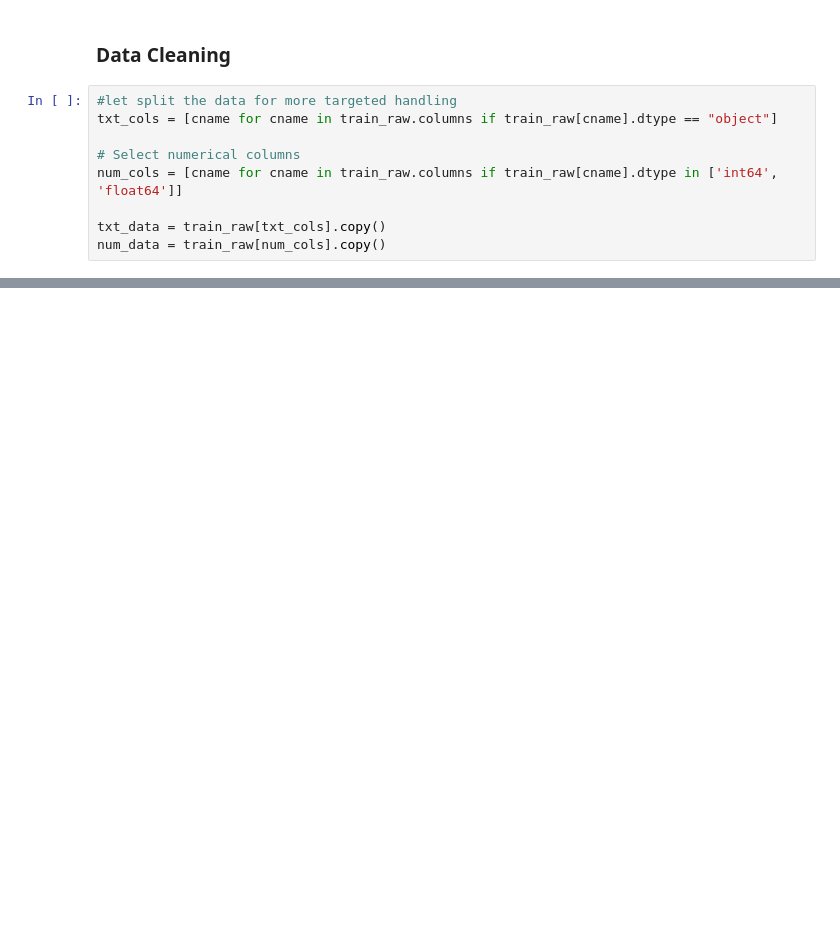
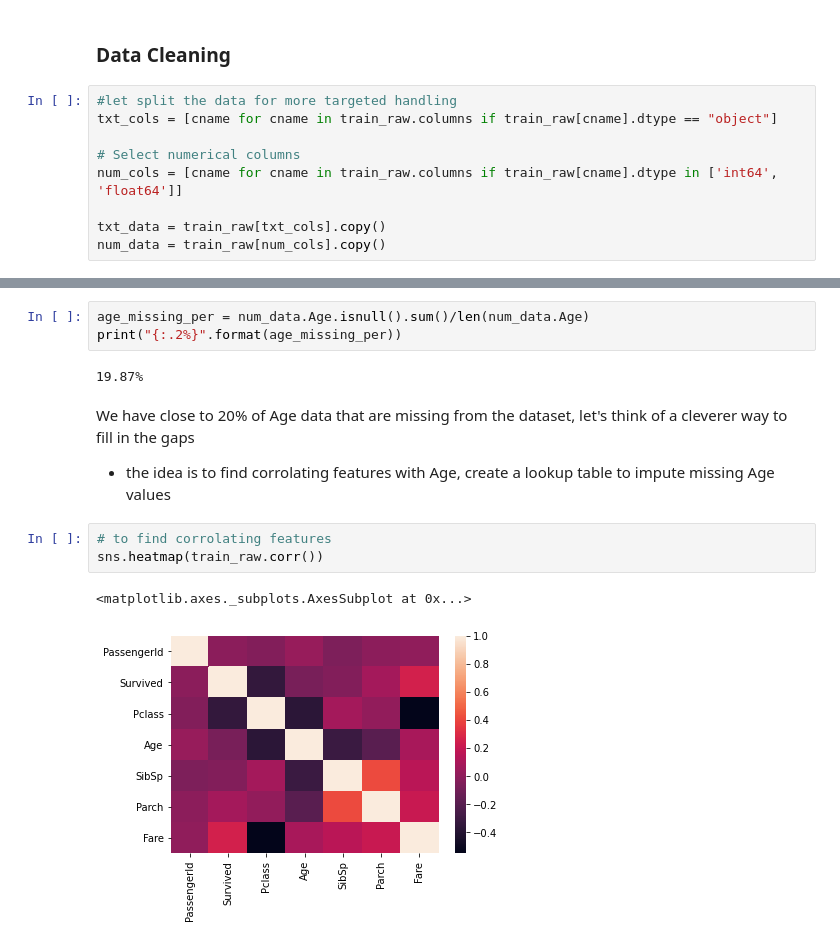
Before and after one commit to weisds/Titanic-i2, a Jupyter notebook: titanic_i2.ipynb, the cells around one changed output, grey strips where cells are left out. Drawn from its saved outputs; the diff is of its cells as text; blank space fills up the shorter version.

Commit message:
workining on age fill na, trying to work out how to impute with look up table

```diff
--- a/titanic_i2.ipynb
+++ b/titanic_i2.ipynb
@@ -169,0 +189,14 @@ txt_data.shape[1]
+# %%
+age_missing_per = num_data.Age.isnull().sum()/len(num_data.Age)
+print("{:.2%}".format(age_missing_per))
+# %% [output]
+19.87%
+# %% [markdown]
+We have close to 20% of Age data that are missing from the dataset, let's think of a cleverer way to fill in the gaps
+- the idea is to find corrolating features with Age, create a lookup table to impute missing Age values
+# %%
+# to find corrolating features
+sns.heatmap(train_raw.corr())
+# %% [output]
+<matplotlib.axes._subplots.AxesSubplot at 0x...>
+[figure, added]
```
Also changed, not shown: parts of 20 cells of this notebook.
